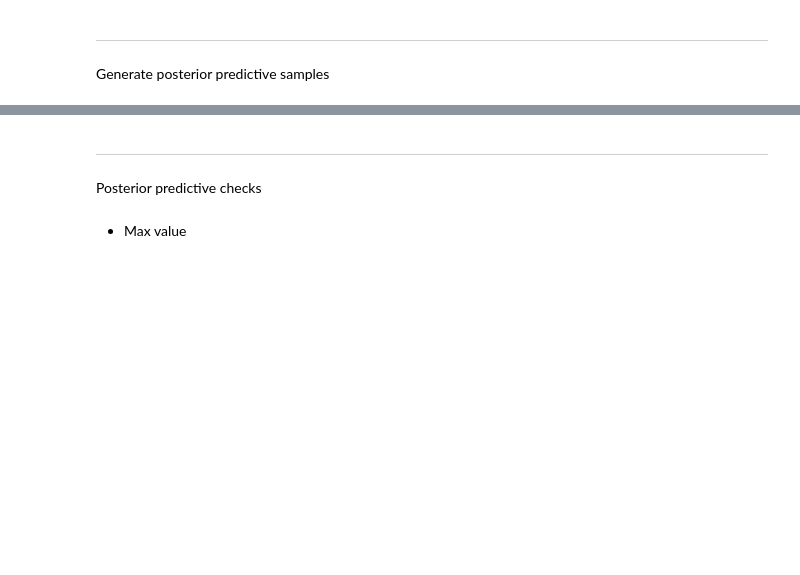
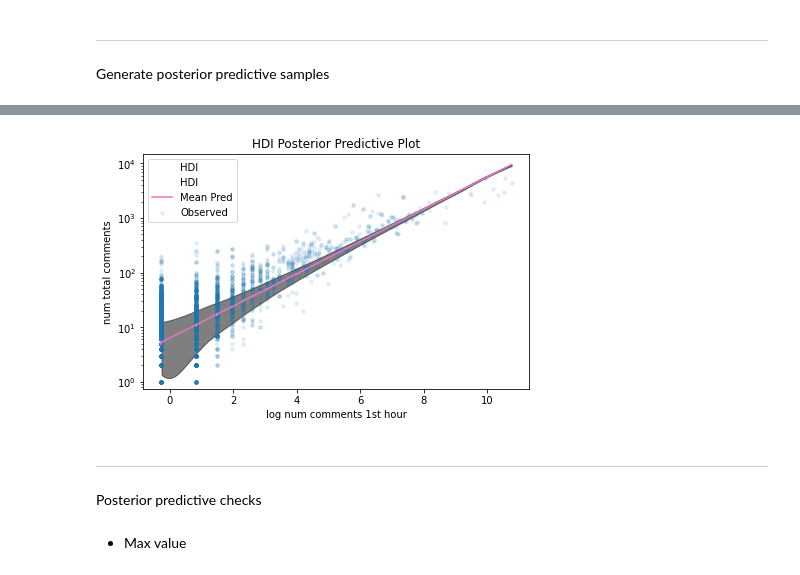
Before and after one commit to ageil/Probabilistic-Programming, a Jupyter notebook: model/PostModel.ipynb, the cells around one changed output, grey strips where cells are left out. Cells and saved outputs as stored; diff of their text form; code cells hidden in the pictures; blank space fills up the shorter version.

Commit message:
plot observed data with HDI plot

```diff
--- a/model/PostModel.ipynb
+++ b/model/PostModel.ipynb
@@ -204,5 +236,5 @@ y_data = samples['obs'].detach().numpy()[0,:,:]
 # %%
-sorted_indices = np.argsort(x, )
+sorted_indices = np.argsort(x_data)
 # %%
 x_sorted = x_data[sorted_indices]
 y_sorted = y_data[:,sorted_indices]
@@ -213,10 +249,16 @@ y_data.shape
 # %%
-az.plot_hdi(x_sorted, y_sorted, color="k", plot_kwargs={"ls": "--"}, hdi_prob=0.99)
+az.plot_hdi(x_sorted, y_sorted, color="k", plot_kwargs={"ls": "--", "label": "HDI"}, hdi_prob=0.99)
 plt.yscale("log")
-plt.plot(x_sorted, np.mean(y_sorted, axis=0), "C6")
+plt.plot(x_sorted, np.mean(y_sorted, axis=0), "C6", label="Mean Pred")
 # plt.xlim(8, 10)
-plt.plot(p_data_train.detach().numpy()[:,1], y)
+plt.scatter(p_data_train[:,1], y_train, s=12, alpha=0.1, label="Observed")
+plt.title("HDI Posterior Predictive Plot")
+plt.xlabel("log num comments 1st hour")
+plt.ylabel("num total comments")
+plt.legend()
 plt.show()
+# %% [output]
+[figure, added]
 # %%
 samples['gamma'].shape
 # %%
```
Also changed, not shown: parts of 13 cells of this notebook.
